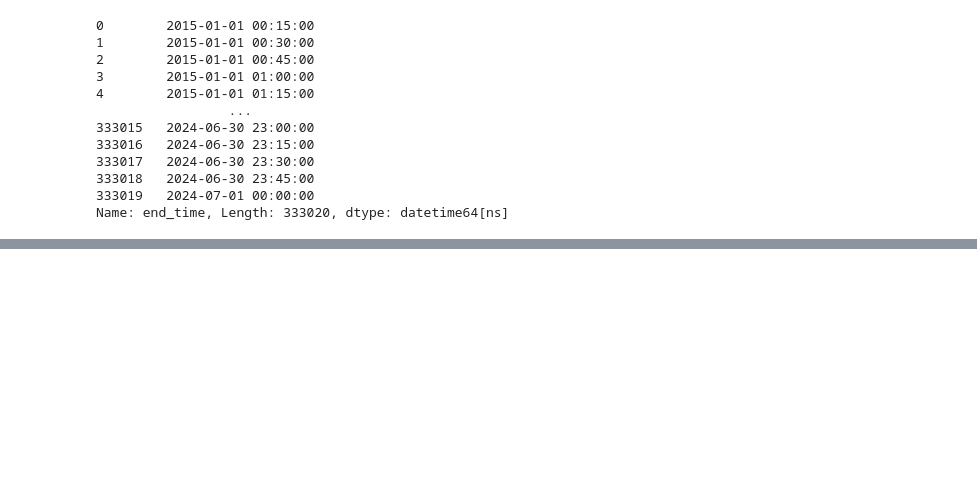
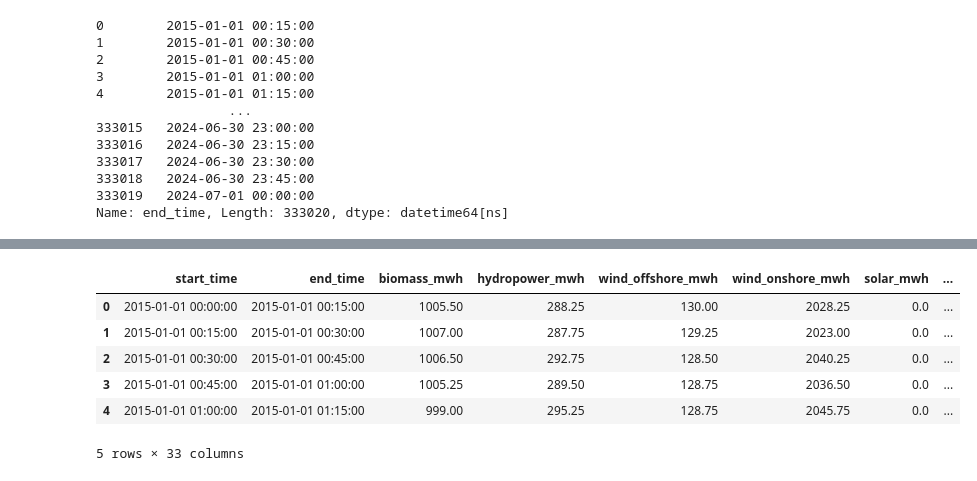
Before and after one commit to lzangari/electricity_lstm, a Jupyter notebook: energy/data_processing/processing.ipynb, the cells around one changed output, grey strips where cells are left out. Cells and saved outputs as stored; diff of their text form; code cells hidden in the pictures; blank space fills up the shorter version.

```diff
--- a/energy/data_processing/processing.ipynb
+++ b/energy/data_processing/processing.ipynb
@@ -229,0 +277,15 @@ ValueError: could not convert string to float: '1.005,50'
+# %%
+# Split the data
+train_data = data[data['start_time'] < '2022-01-01']
+validation_data = data[(data['start_time'] >= '2022-01-01') & (data['start_time'] < '2023-01-01')]
+test_data = data[data['start_time'] >= '2023-01-01']
+# %%
+train_data.head()
+# %% [output]
+|  | start_time | end_time | biomass_mwh | hydropower_mwh | wind_offshore_mwh | wind_onshore_mwh | solar_mwh | ... |
+| 0 | 2015-01-01 00:00:00 | 2015-01-01 00:15:00 | 1005.50 | 288.25 | 130.00 | 2028.25 | 0.0 | ... |
+| 1 | 2015-01-01 00:15:00 | 2015-01-01 00:30:00 | 1007.00 | 287.75 | 129.25 | 2023.00 | 0.0 | ... |
+| 2 | 2015-01-01 00:30:00 | 2015-01-01 00:45:00 | 1006.50 | 292.75 | 128.50 | 2040.25 | 0.0 | ... |
+| 3 | 2015-01-01 00:45:00 | 2015-01-01 01:00:00 | 1005.25 | 289.50 | 128.75 | 2036.50 | 0.0 | ... |
+| 4 | 2015-01-01 01:00:00 | 2015-01-01 01:15:00 | 999.00 | 295.25 | 128.75 | 2045.75 | 0.0 | ... |
+5 rows × 33 columns
```
Also changed, not shown: parts of 16 cells of this notebook.
